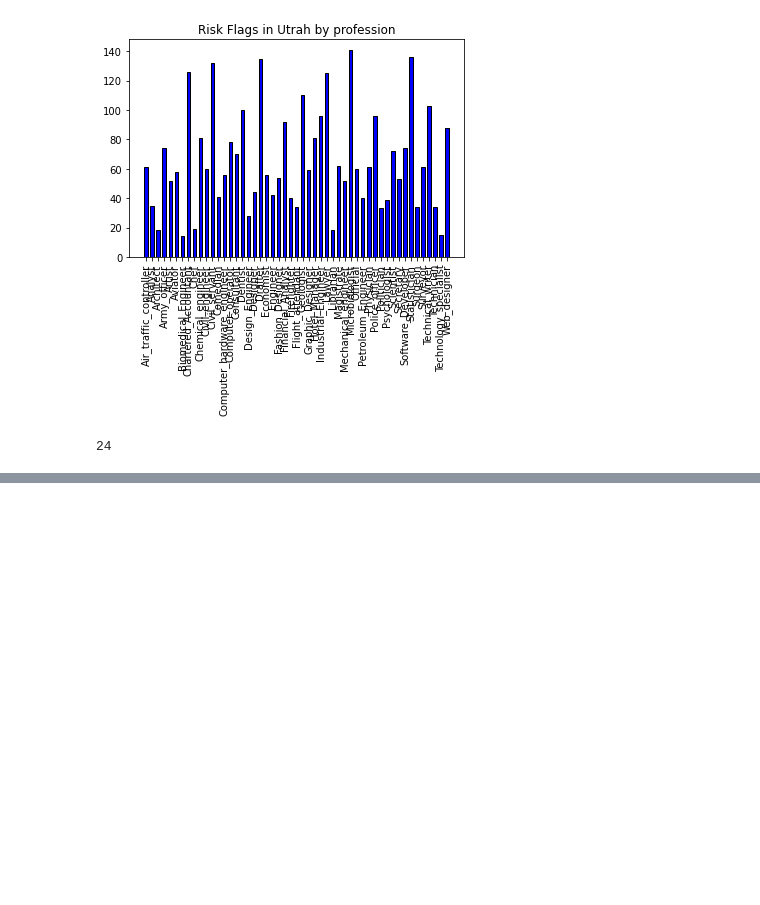
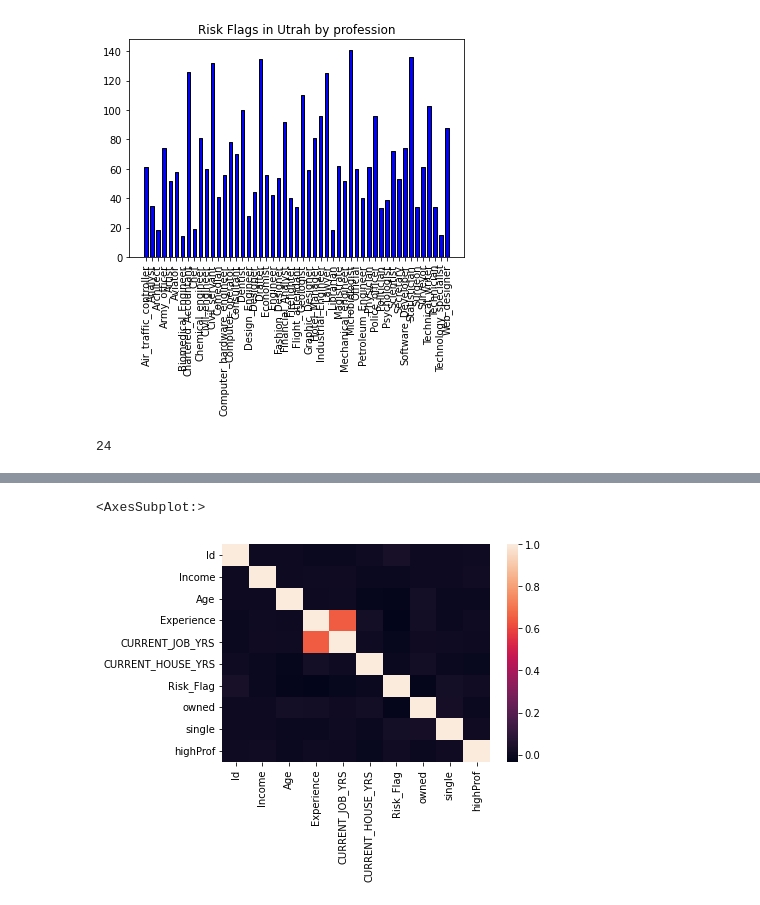
Before and after one commit to issamoxix/Loan-Prediction-Analysis, a Jupyter notebook: main.ipynb, the cells around one changed output, grey strips where cells are left out. Cells and saved outputs as stored; diff of their text form; code cells hidden in the pictures; blank space fills up the shorter version.

```diff
--- a/main.ipynb
+++ b/main.ipynb
@@ -162,0 +177,6 @@ df.corr()
+# %%
+import seaborn as sns
+sns.heatmap(df.corr())
+# %% [output]
+<AxesSubplot:>
+[figure, added]
```
Also changed, not shown: parts of 13 cells of this notebook.
